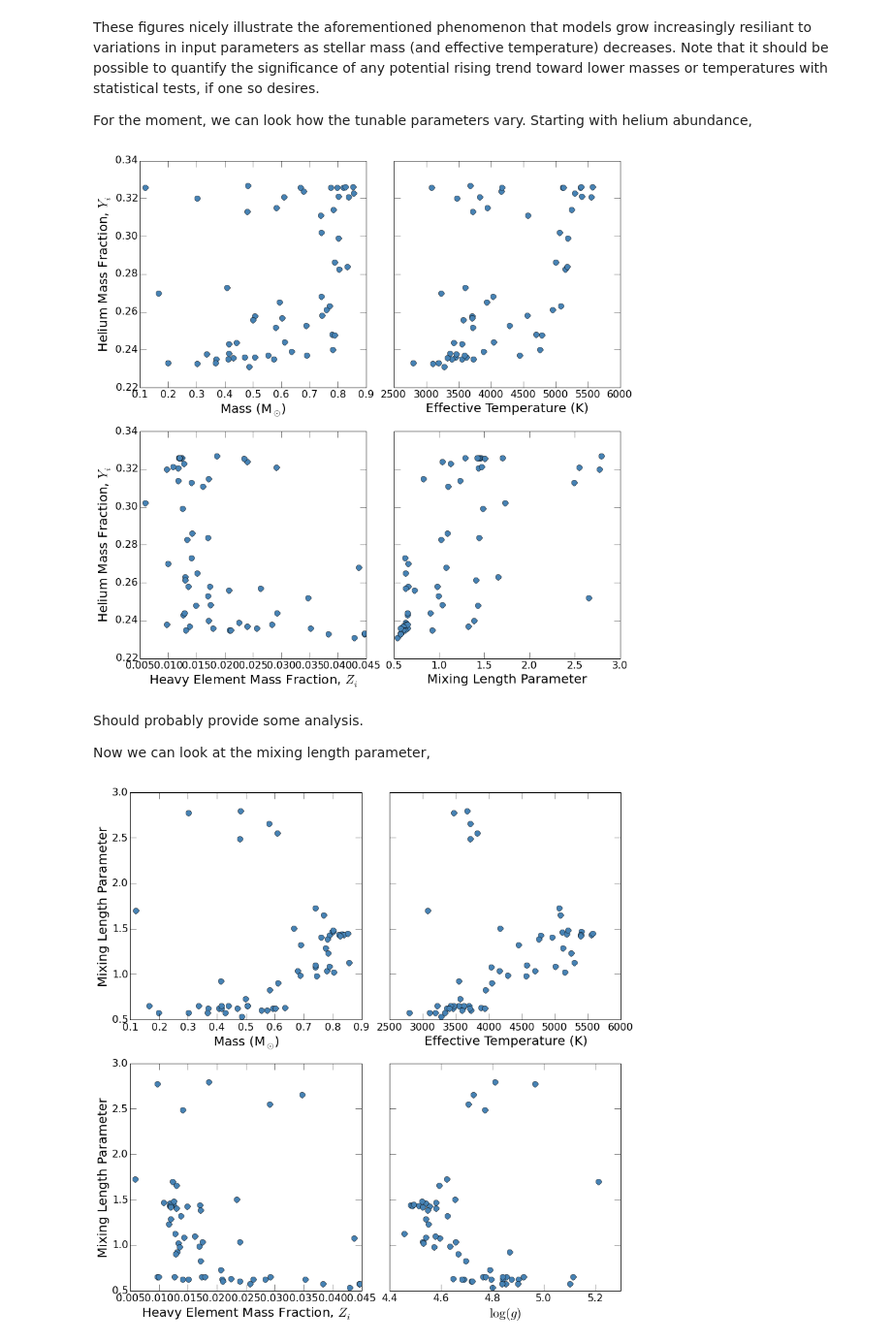
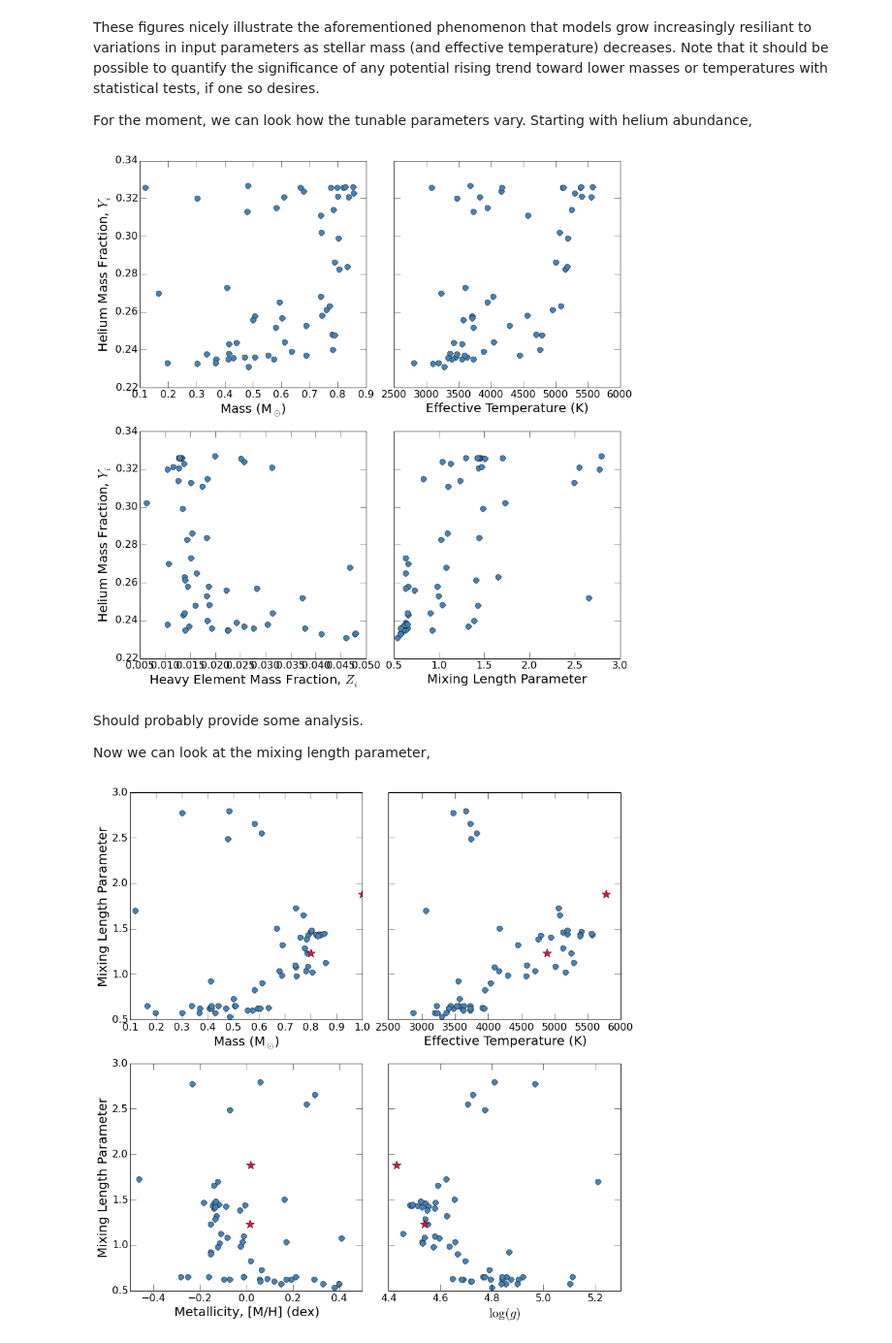
Before and after one commit to gfeiden/Notebook, a Jupyter notebook: Projects/mlt_calib/float_Y_float_alpha.ipynb, the cells around one changed output. Shown at 97% size. Cells and saved outputs as stored; diff of their text form; code cells hidden in the pictures.

Commit message:
Mixing length parameter variation analysis for fixed Y, float alpha

```diff
--- a/Projects/mlt_calib/float_Y_float_alpha.ipynb
+++ b/Projects/mlt_calib/float_Y_float_alpha.ipynb
@@ -142,17 +150,17 @@ for x in ax:
     for y in x:
         y.tick_params(which='major', axis='both', length=10., labelsize=16.)
 
-Z_init = (1.0 - data[:, 2])/(10.0**(-1.0*(data[:, 1] + np.log10(0.0247))) + 1.0)
+Z_init = (1.0 - data[:, 2])/(10.0**(-1.0*(data[:, 1] + np.log10(0.026579))) + 1.0)
 
 # Helium abundance variation
 ax[0, 0].plot(data[:, 0], data[:, 2], 'o', markersize=9.0, color='#4682B4')
-ax[1, 0].plot(Z_init, data[:, 2], 'o', markersize=9.0, color='#4682B4')
+ax[1, 0].plot(Z_init,     data[:, 2], 'o', markersize=9.0, color='#4682B4')
 ax[0, 1].plot(data[:,24], data[:, 2], 'o', markersize=9.0, color='#4682B4')
 ax[1, 1].plot(data[:, 5], data[:, 2], 'o', markersize=9.0, color='#4682B4')
 
 fig.tight_layout()
 # %% [output]
-[figure, old version]
+[figure, new version]
 # %% [markdown]
 Should probably provide some analysis.
 
@@ -160,26 +168,31 @@ Now we can look at the mixing length parameter,
 # %%
 fig, ax = plt.subplots(2, 2, figsize=(12, 12), sharey=True)
 
 ax[0, 0].set_xlabel('Mass (M$_{\\odot}$)', fontsize=20.)
 ax[0, 1].set_xlabel('Effective Temperature (K)', fontsize=20.)
-ax[1, 0].set_xlabel('Heavy Element Mass Fraction, $Z_i$', fontsize=20.)
+ax[1, 0].set_xlabel('Metallicity, [M/H] (dex)', fontsize=20.)
 ax[1, 1].set_xlabel('$\\log (g)$', fontsize=20.)
 ax[1, 0].set_ylabel('Mixing Length Parameter', fontsize=20.)
 ax[0, 0].set_ylabel('Mixing Length Parameter', fontsize=20.)
 
 for x in ax:
     for y in x:
         y.tick_params(which='major', axis='both', length=10., labelsize=16.)
 
-Z_init = (1.0 - data[:, 2])/(10.0**(-1.0*(data[:, 1] + np.log10(0.0247))) + 1.0)
 Log_g  = np.log10(6.67e-8*data[:,0]*1.989e33/(data[:,26]*6.956e10)**2)
 
-# Helium abundance variation
+# mixing length parameter variation
 ax[0, 0].plot(data[:, 0], data[:, 5], 'o', markersize=9.0, color='#4682B4')
-ax[1, 0].plot(Z_init,     data[:, 5], 'o', markersize=9.0, color='#4682B4')
-ax[0, 1].plot(data[:,24], data[:, 5], 'o', markersize=9.0, color='#4682B4')
+ax[1, 0].plot(data[:, 1], data[:, 5], 'o', markersize=9.0, color='#4682B4')
+ax[0, 1].plot(10**data[:, 6], data[:, 5], 'o', markersize=9.0, color='#4682B4')
 ax[1, 1].plot(Log_g,      data[:, 5], 'o', markersize=9.0, color='#4682B4')
 
+# points of reference (Sun, HD 189733)
+ax[0, 0].plot([1.0, 0.80], [1.884, 1.231], '*', markersize=15.0, color='#DC143C')
+ax[0, 1].plot([5778., 4883.], [1.884, 1.231], '*', markersize=15.0, color='#DC143C')
+ax[1, 0].plot([0.01876, 0.01614], [1.884, 1.231], '*', markersize=15.0, color='#DC143C')
+ax[1, 1].plot([4.43, 4.54], [1.884, 1.231], '*', markersize=15.0, color='#DC143C')
+
 fig.tight_layout()
 # %% [output]
-[figure, old version]
+[figure, new version]
```
Also changed, not shown: parts of 7 cells of this notebook.
